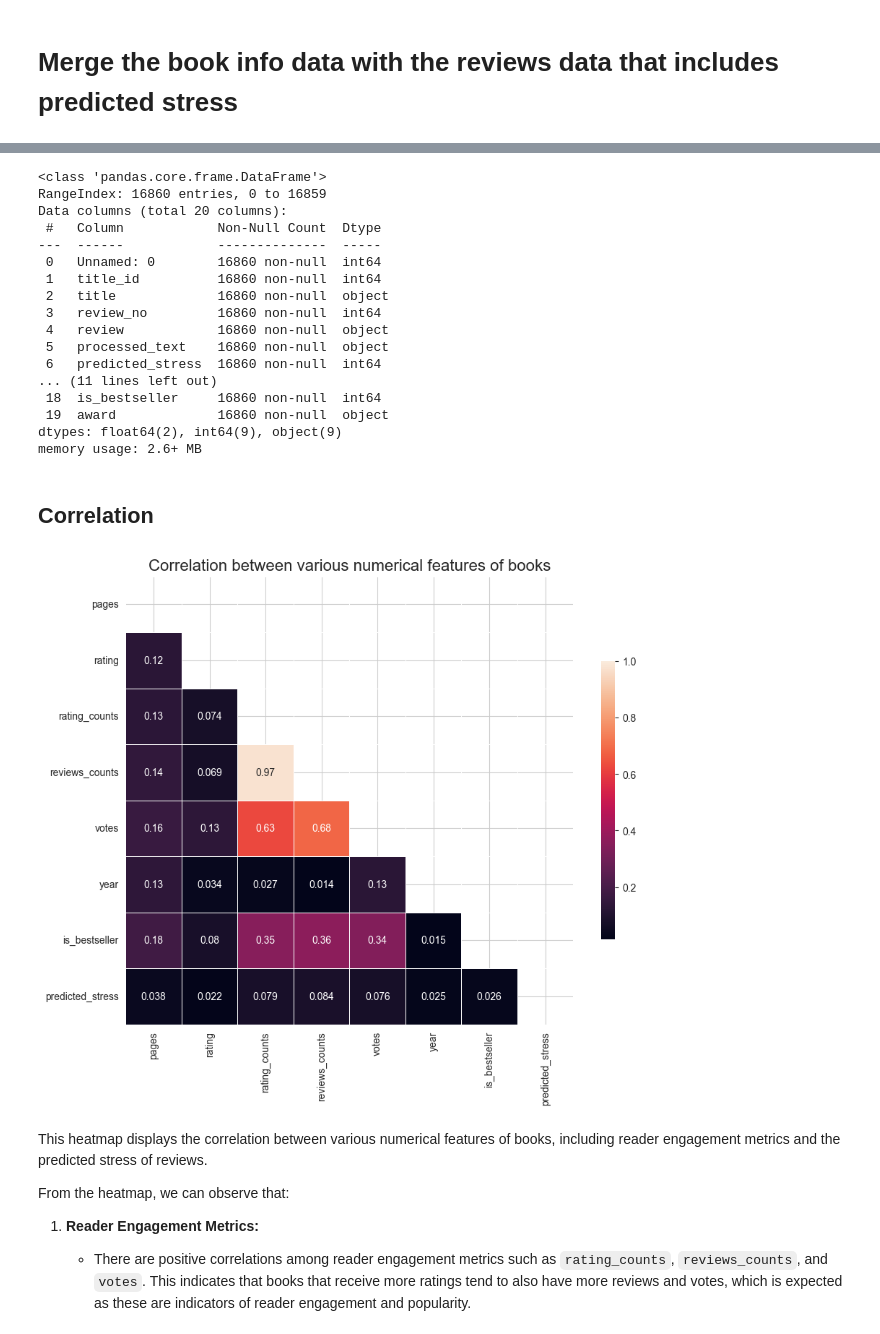
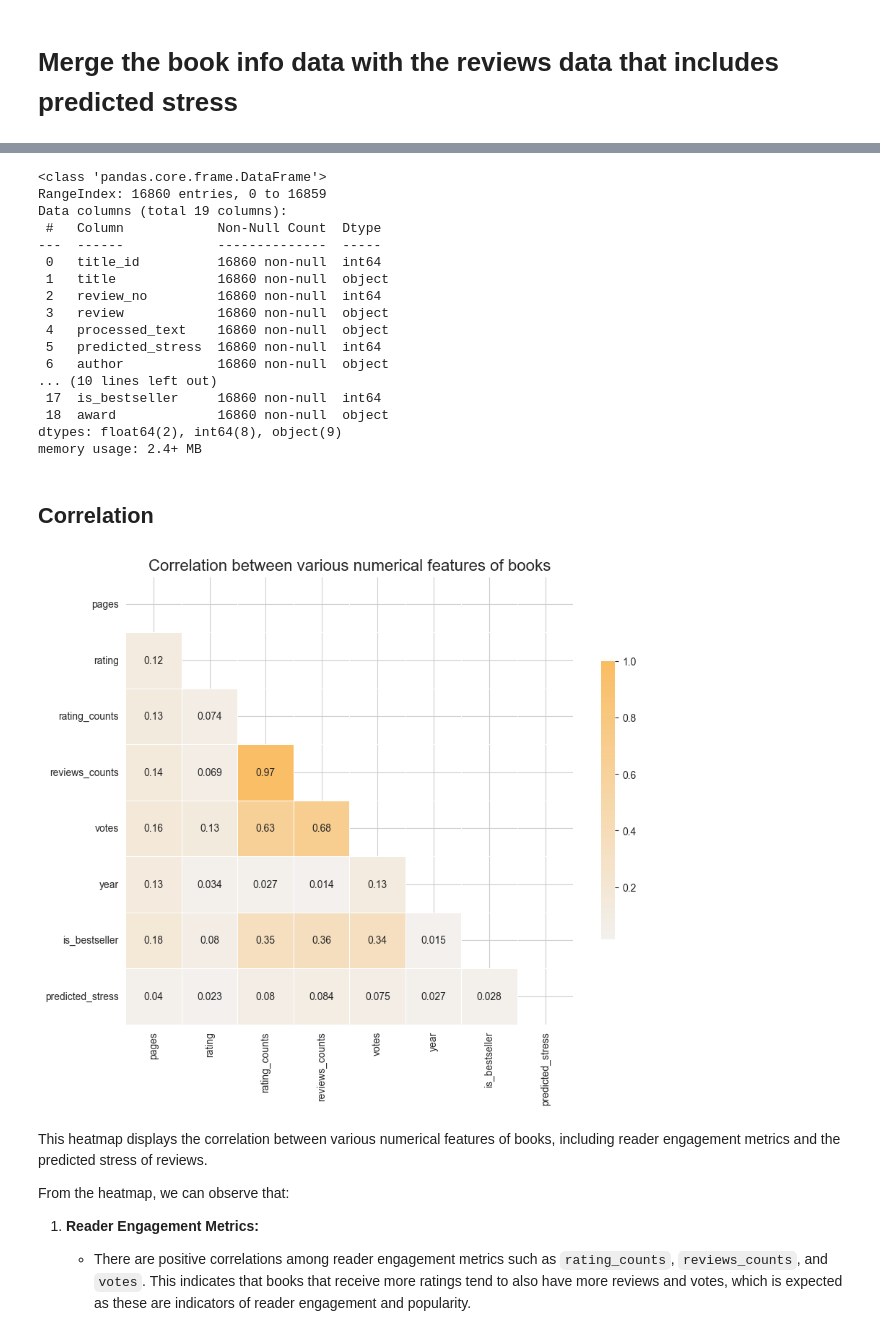
Before and after one commit to txiao9331/EmoLit, a Jupyter notebook: EDA&Tableau/EDA.ipynb, the cells around one changed output, grey strips where cells are left out. Saved outputs shown, nothing was run; the diff lists cells and outputs as text; code cells hidden in the pictures.

```diff
--- a/EDA&Tableau/EDA.ipynb
+++ b/EDA&Tableau/EDA.ipynb
@@ -14,0 +21,2 @@ reviews_df = pd.read_csv('../data/clean_data/reviews_with_stress.csv')
+# %%
+reviews_df = reviews_df.drop(columns='Unnamed: 0')
@@ -312,43 +350,49 @@ merged_review_data.info()
 # %% [output]
 <class 'pandas.core.frame.DataFrame'>
 RangeIndex: 16860 entries, 0 to 16859
-Data columns (total 20 columns):
+Data columns (total 19 columns):
  #   Column            Non-Null Count  Dtype
 ---  ------            --------------  -----
- 0   Unnamed: 0        16860 non-null  int64
- 1   title_id          16860 non-null  int64
- 2   title             16860 non-null  object
- 3   review_no         16860 non-null  int64
- 4   review            16860 non-null  object
- 5   processed_text    16860 non-null  object
- 6   predicted_stress  16860 non-null  int64
-... (11 lines left out)
- 18  is_bestseller     16860 non-null  int64
- 19  award             16860 non-null  object
-dtypes: float64(2), int64(9), object(9)
-memory usage: 2.6+ MB
+ 0   title_id          16860 non-null  int64
+ 1   title             16860 non-null  object
+ 2   review_no         16860 non-null  int64
+ 3   review            16860 non-null  object
+ 4   processed_text    16860 non-null  object
+ 5   predicted_stress  16860 non-null  int64
+ 6   author            16860 non-null  object
+... (10 lines left out)
+ 17  is_bestseller     16860 non-null  int64
+ 18  award             16860 non-null  object
+dtypes: float64(2), int64(8), object(9)
+memory usage: 2.4+ MB
 # %% [markdown]
 ## Correlation
 # %%
 numerical_df = merged_review_data[['pages','rating','rating_counts','reviews_counts','votes','year','is_bestseller','predicted_stress']]
 # %%
-corr=np.abs(numerical_df.corr())
+# Assuming numerical_df is already defined and contains your numerical data
+corr = np.abs(numerical_df.corr())
 
-#Set up mask for triangle representation
+# Set up mask for the upper triangle
 mask = np.zeros_like(corr, dtype=bool)
 mask[np.triu_indices_from(mask)] = True
 
 # Set up the matplotlib figure
 f, ax = plt.subplots(figsize=(10, 10))
-# Generate a custom diverging colormap
-cmap = sns.diverging_palette(220, 10, as_cmap=True)
+
+# Generate a light palette using the hex color as a seed
+cmap = sns.light_palette("#fabd63", as_cmap=True)
+
 # Draw the heatmap with the mask and correct aspect ratio
-sns.heatmap(corr, mask=mask,  vmax=1,square=True, linewidths=.5, cbar_kws={"shrink": .5},annot = corr)
+sns.heatmap(corr, mask=mask, cmap=cmap, vmax=1, square=True, linewidths=.5, cbar_kws={"shrink": .5}, annot=True)
+
+# Set the title
 plt.title('Correlation between various numerical features of books', fontsize=16)
 
+# Show the plot
 plt.show()
 # %% [output]
-[figure, old version]
+[figure, new version]
 # %% [markdown]
 This heatmap displays the correlation between various numerical features of books, including reader engagement metrics and the predicted stress of reviews.
 
```
Also changed, not shown: parts of 39 cells of this notebook, 29 other files.
